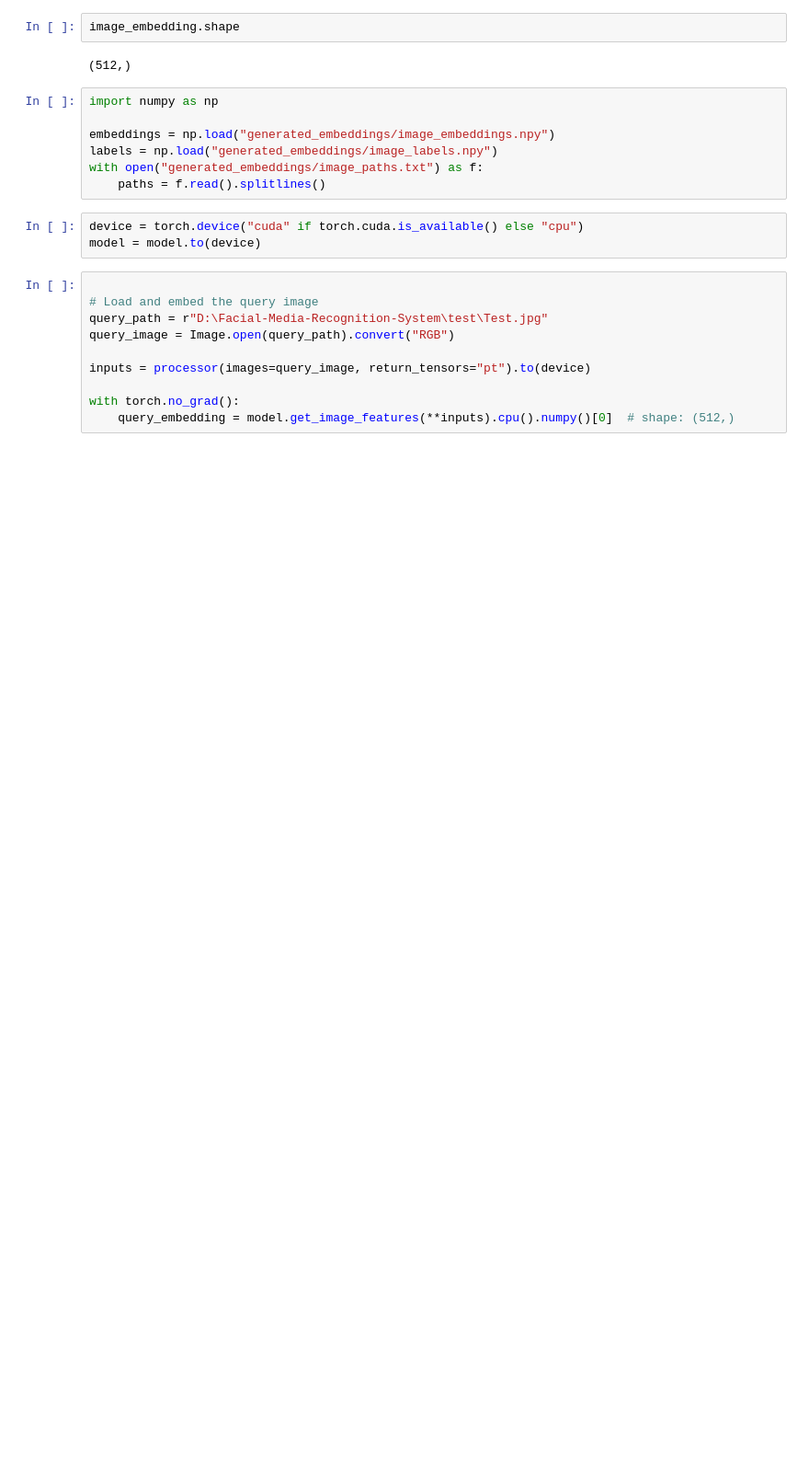
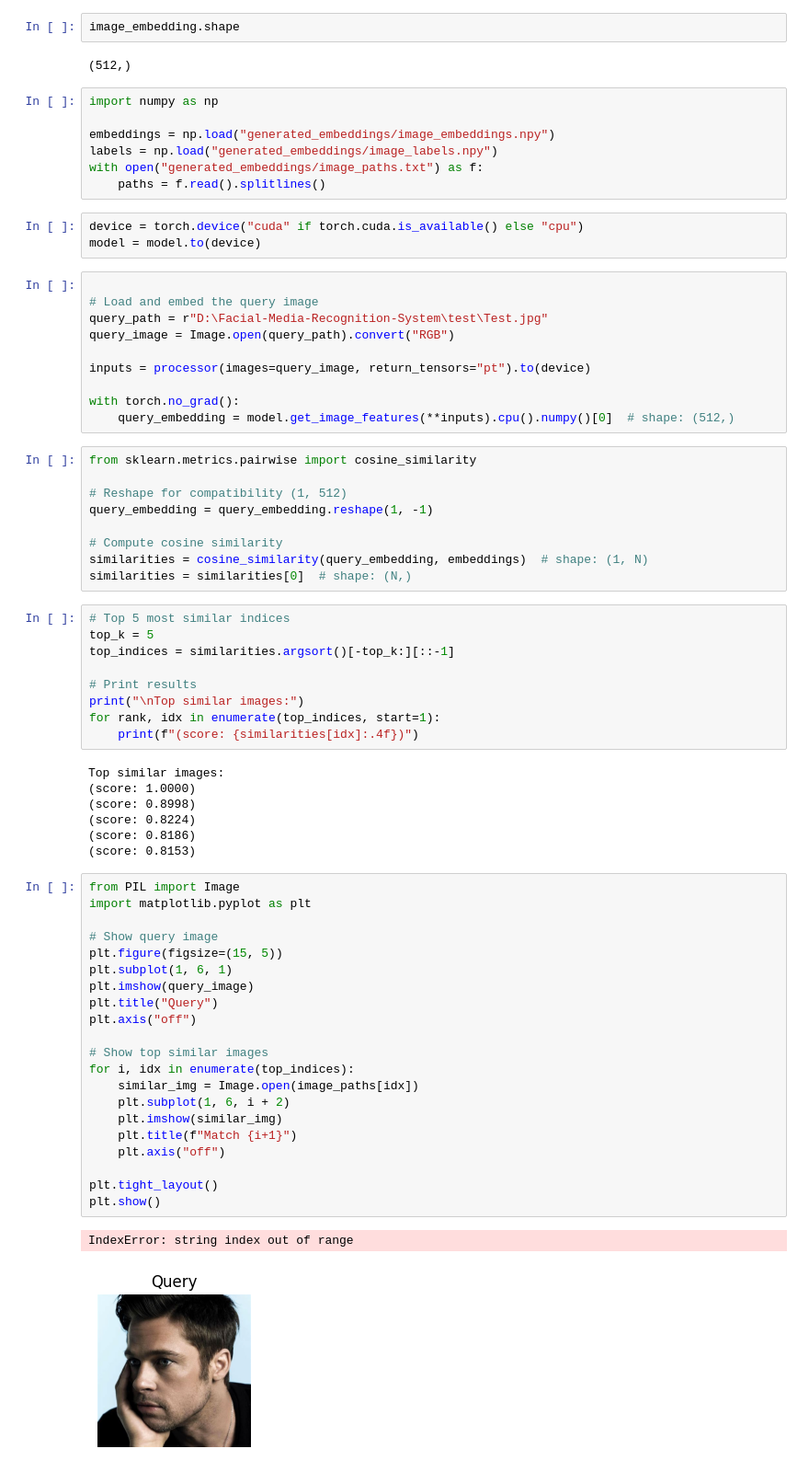
Before and after one commit to Contra-BlackFlag/Facial-Media-Recognition-System, a Jupyter notebook: Model.ipynb, the cells around one changed output. Shown: that part at 92% size. Cells and saved outputs as stored; diff of their text form; blank space fills up the shorter version.

```diff
--- a/Model.ipynb
+++ b/Model.ipynb
@@ -254,3 +258,52 @@ inputs = processor(images=query_image, return_tensors="pt").to(device)
 
 with torch.no_grad():
     query_embedding = model.get_image_features(**inputs).cpu().numpy()[0]  # shape: (512,)
+# %%
+from sklearn.metrics.pairwise import cosine_similarity
+
+# Reshape for compatibility (1, 512)
+query_embedding = query_embedding.reshape(1, -1)
+
+# Compute cosine similarity
+similarities = cosine_similarity(query_embedding, embeddings)  # shape: (1, N)
+similarities = similarities[0]  # shape: (N,)
+# %%
+# Top 5 most similar indices
+top_k = 5
+top_indices = similarities.argsort()[-top_k:][::-1]
+
+# Print results
+print("\nTop similar images:")
+for rank, idx in enumerate(top_indices, start=1):
+    print(f"(score: {similarities[idx]:.4f})")
+# %% [output]
+Top similar images:
+(score: 1.0000)
+(score: 0.8998)
+(score: 0.8224)
+(score: 0.8186)
+(score: 0.8153)
+# %%
+from PIL import Image
+import matplotlib.pyplot as plt
+
+# Show query image
+plt.figure(figsize=(15, 5))
+plt.subplot(1, 6, 1)
+plt.imshow(query_image)
+plt.title("Query")
+plt.axis("off")
+
+# Show top similar images
+for i, idx in enumerate(top_indices):
+    similar_img = Image.open(image_paths[idx])
+    plt.subplot(1, 6, i + 2)
+    plt.imshow(similar_img)
+    plt.title(f"Match {i+1}")
+    plt.axis("off")
+
+plt.tight_layout()
+plt.show()
+# %% [output]
+IndexError: string index out of range
+[figure, added]
```
Also changed, not shown: parts of 2 cells of this notebook.
